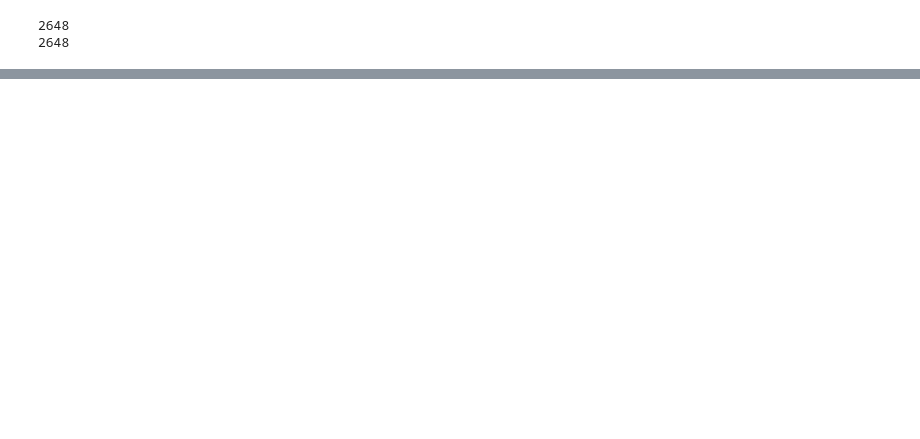
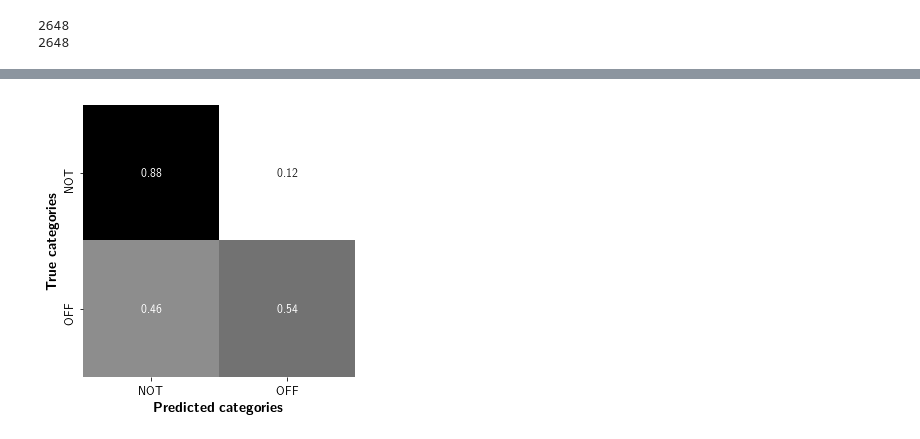
Before and after one commit to gsig123/thesis_hate_speech_detection, a Jupyter notebook: notebooks/Additional Features Exploration.ipynb, the cells around one changed output, grey strips where cells are left out. Drawn from its saved outputs; the diff is of its cells as text; code cells hidden in the pictures; blank space fills up the shorter version.

```diff
--- a/notebooks/Additional Features Exploration.ipynb
+++ b/notebooks/Additional Features Exploration.ipynb
@@ -125,3 +110,41 @@ print(len(y_test))
 # %% [output]
 2648
 2648
+# %%
+from keras.layers import Input, Embedding, LSTM, Dense, Bidirectional, Dropout
+from keras.models import Model
+from keras.layers import concatenate
+from keras.optimizers import Adam
+
+
+lstm_input = Input(shape=(max_seq_len,), dtype='int32', name='lstm_input')
+lstm = emb_layer(lstm_input)
+lstm = LSTM(
+        units=10,
+        dropout=0.2,
+        recurrent_dropout=0.2,
+)(lstm)
+
+aux_input = Input(shape=(1,), name='aux_input')
+aux = Dense(8)(aux_input)
+aux = Dropout(0.2)(aux)
+
+combined_input = concatenate([lstm, aux])
+
+x = Dense(8, activation='relu')(combined_input)
+x = Dropout(0.2)(x)
+x = Dense(1, activation='sigmoid')(x)
+
+model = Model(inputs=[lstm_input, aux_input], outputs=x)
+
+opt = Adam(lr=1e-3, decay=1e-3 / 200) # Random numbers from some tutorial
+model.compile(loss="binary_crossentropy", optimizer=opt)
+
+history = model.fit(
+    [X_train, np.array(X_aux_train)],
+    y_train,
+    epochs=20,
+    batch_size=512,
+)
+
+preds = model.predict([X_test, np.array(X_aux_test)])
@@ -127,0 +170,2 @@ print(len(y_test))
+# %%
+preds = model.predict([X_test, np.array(X_aux_test)])
@@ -127,0 +197,5 @@ print(len(y_test))
+# %%
+y_pred_binary = [0 if value[0] < 0.5 else 1 for value in preds]
+plot_confusion_matrix(y_test, y_pred_binary, 2, ["NOT", "OFF"])
+# %% [output]
+[figure, added]
```
Also changed, not shown: parts of 12 cells of this notebook, 37 other files.
